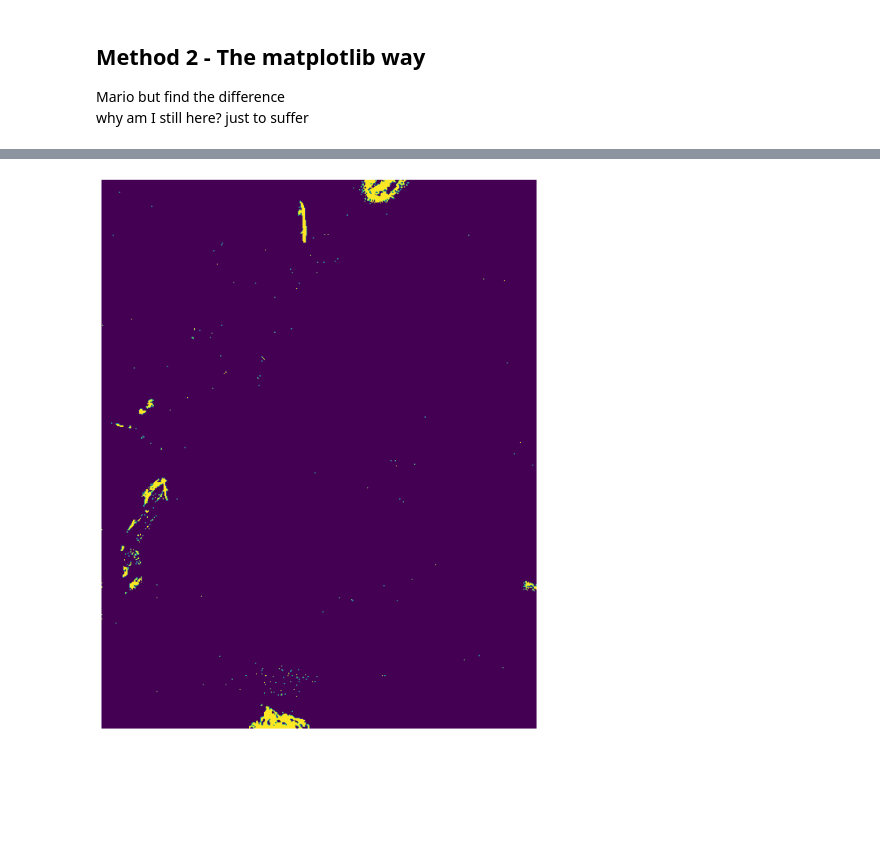
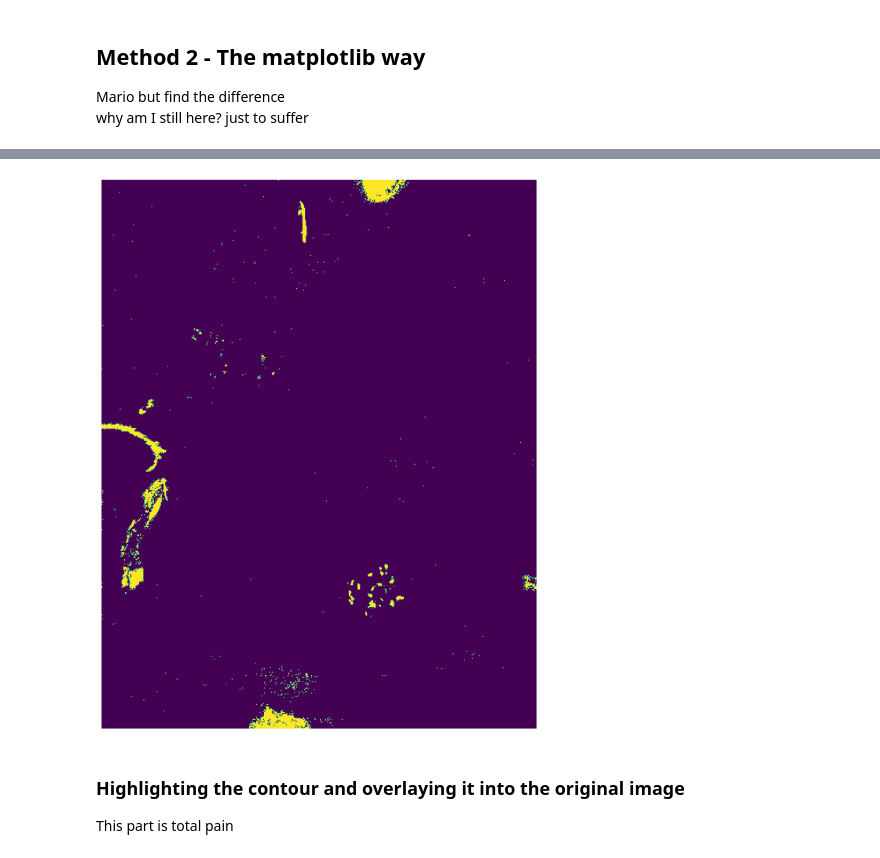
Before and after one commit to danamestrial/spot-the-difference, a Jupyter notebook: spot the difference.ipynb, the cells around one changed output, grey strips where cells are left out. Cells and saved outputs as stored; diff of their text form; code cells hidden in the pictures; blank space fills up the shorter version.

```diff
--- a/spot the difference.ipynb
+++ b/spot the difference.ipynb
@@ -35,8 +66,8 @@ slice(path, 2)
 # %% [markdown]
 ### Path to the two file
 # %%
-img1path = "Spot1/Spot1_01_01.png"
-img2path = "Spot1/Spot1_01_02.png"
+img1path = "Spot1/1img.jpeg"
+img2path = "Spot1/2img.jpeg"
 # %% [markdown]
 ## Method 1 - the easy way
 (props to geeksforgeeks)\
@@ -89,33 +124,36 @@ import cv2
 # %%
 img1 = plt.imread(img1path)
 img2 = plt.imread(img2path)
 
 # isSame function returns boolean if the pixel is the same
 
 def isSame(x, y):
     diff = img1[y,x]-img2[y,x]
-    return all(diff < 0.2)
+    return all(abs(diff) < 0.2) # <---  Adjust this for sensitivity
 
-# edge function to check
+# edge function to create the edge
 
 def edge(img):
     ny, nx, _ = img.shape
     ret = np.zeros((ny, nx))
     for y in range(ny):
         for x in range(nx):
 #             ret[y,x] = 1
             ret[y, x] = 0 if isSame(x,y) else 1
     return ret
 
 
 plt.figure(figsize = (15,10))
 edges = edge(img1)
 plt.imshow(edges)
 plt.axis('off')
 plt.tight_layout()
 plt.savefig('color_diff.png', bbox_inches='tight', pad_inches=0)
 # %% [output]
-[figure, old version]
+[figure, new version]
+# %% [markdown]
+### Highlighting the contour and overlaying it into the original image
+This part is total pain
 # %%
 image = cv2.imread("color_diff.png")
 
```
Also changed, not shown: parts of 9 cells of this notebook.
